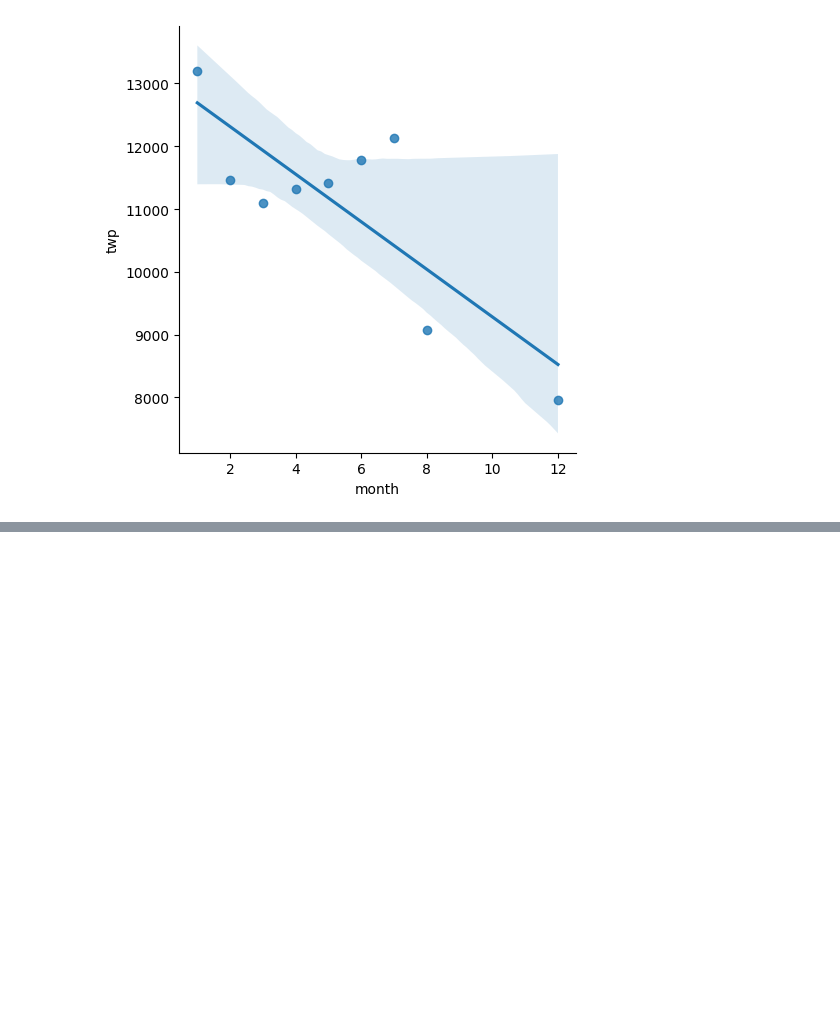
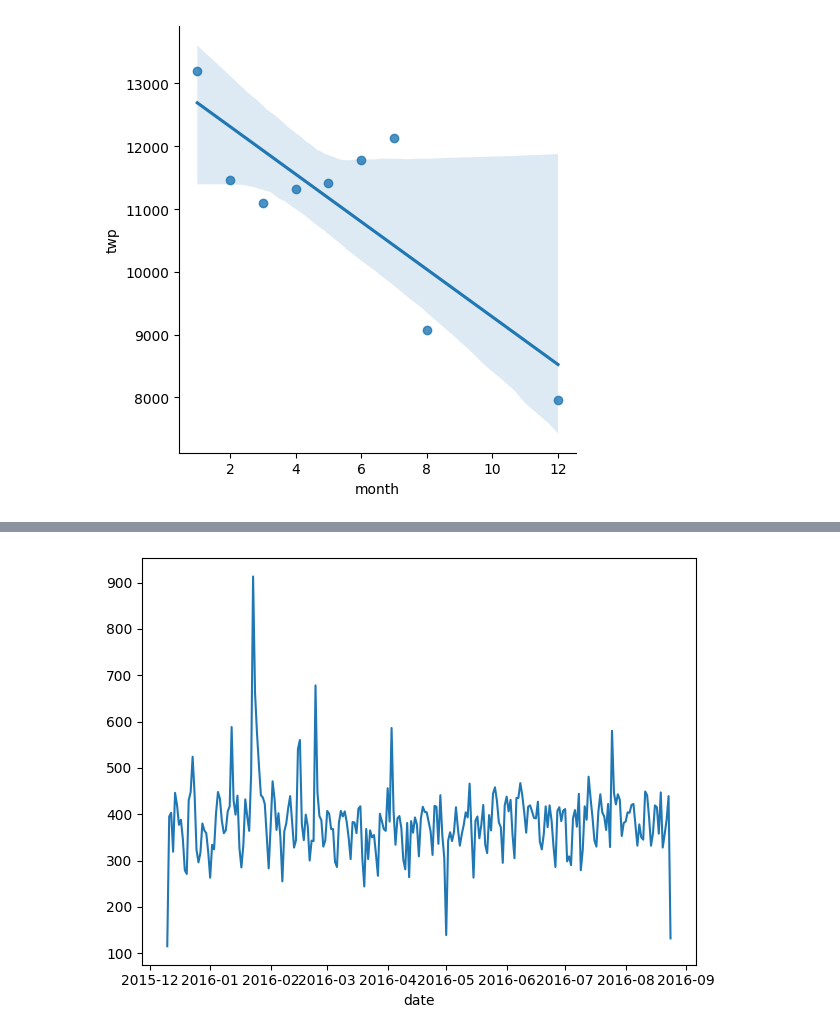
Before and after one commit to KemalYukselir/911_Calls_Analysis, a Jupyter notebook: 911_EDA.ipynb, the cells around one changed output, grey strips where cells are left out. Saved outputs shown, nothing was run; the diff lists cells and outputs as text; code cells hidden in the pictures; blank space fills up the shorter version.

Commit message:
Checking date

```diff
--- a/911_EDA.ipynb
+++ b/911_EDA.ipynb
@@ -193,0 +196,3 @@ sns.lmplot(x='month',y='twp',data=byMonth.reset_index())
+# %%
+df['date'] = df['timeStamp'].apply(lambda x:x.date())
+df.head()
@@ -193,0 +206,5 @@ sns.lmplot(x='month',y='twp',data=byMonth.reset_index())
+# %%
+df.groupby('date').count()['twp'].plot()
+plt.tight_layout()
+# %% [output]
+[figure, added]
```
Also changed, not shown: parts of 5 cells of this notebook.
